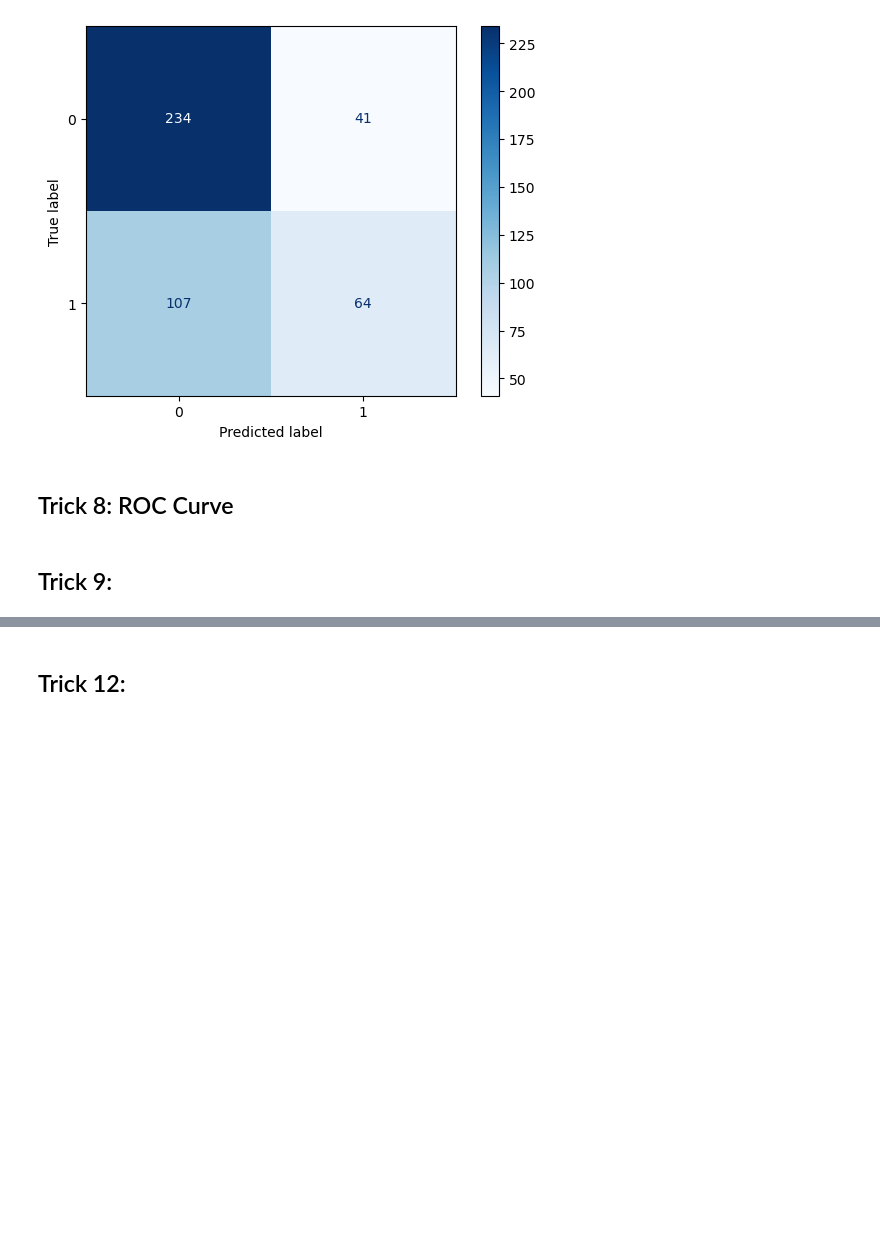
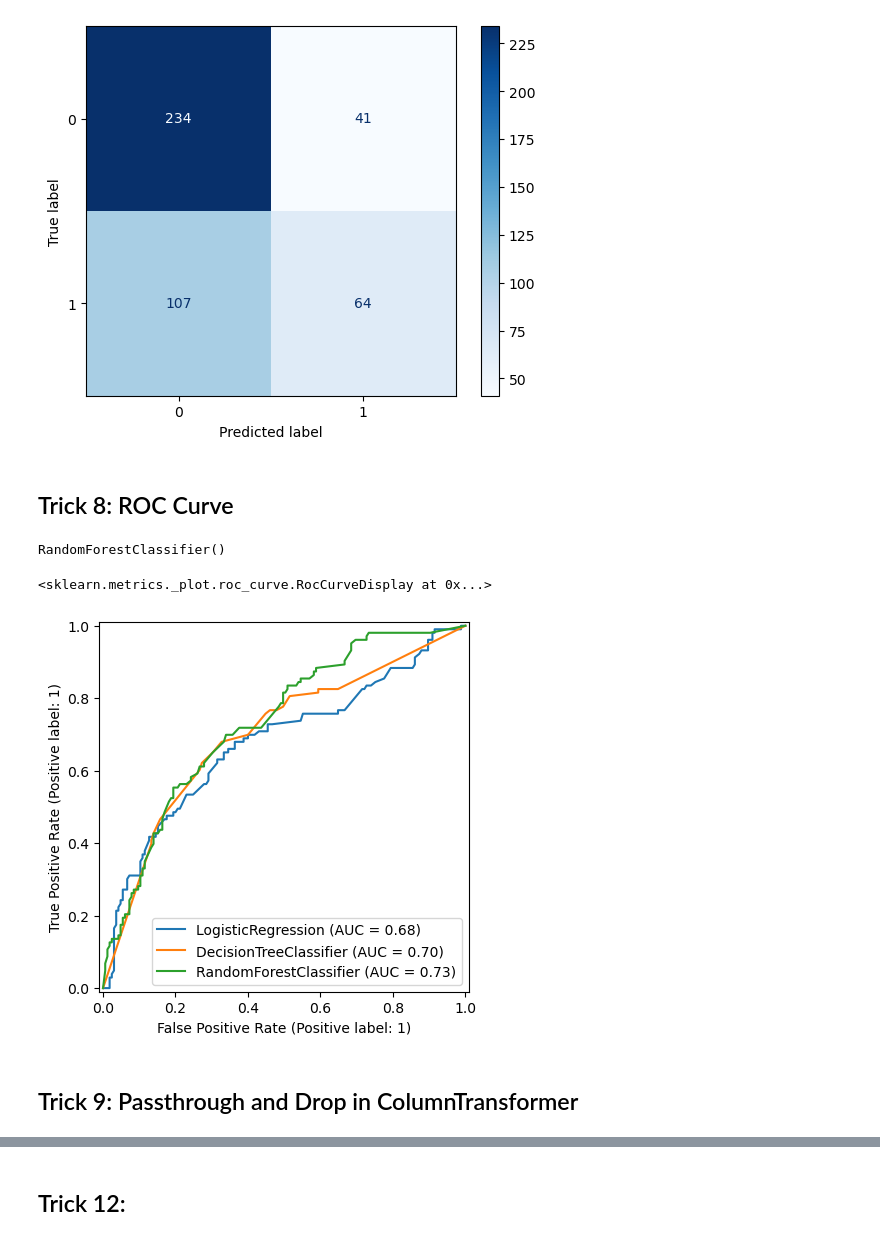
Before and after one commit to sher2008v/ml-practice-lab, a Jupyter notebook: 8- 20 Scikit-Learns' Tricks/Notebook.ipynb, the cells around one changed output, grey strips where cells are left out. Saved outputs shown, nothing was run; the diff lists cells and outputs as text; code cells hidden in the pictures; blank space fills up the shorter version.

Commit message:
update on sklearn Tricks

```diff
--- a/8- 20 Scikit-Learns' Tricks/Notebook.ipynb
+++ b/8- 20 Scikit-Learns' Tricks/Notebook.ipynb
@@ -318,0 +321,4 @@ ConfusionMatrixDisplay.from_predictions(y_test, y_pred, cmap='Blues')
+# %%
+df = pd.read_csv('Datas/Titanic.csv')
+x = df[['Pclass', 'Fare', 'SibSp']]
+y = df['Survived']
@@ -319,2 +329,22 @@ ConfusionMatrixDisplay.from_predictions(y_test, y_pred, cmap='Blues')
+# %%
+from sklearn.model_selection import train_test_split
+x_train, x_test, y_train, y_test = train_test_split(x, y, test_size=0.3, stratify=y)
+# %%
+lr = LogisticRegression()
+dt = DecisionTreeClassifier()
+rf = RandomForestClassifier()
+
+lr.fit(x_train, y_train)
+dt.fit(x_train, y_train)
+rf.fit(x_train, y_train)
+# %% [output]
+RandomForestClassifier()
+# %%
+disp = RocCurveDisplay.from_estimator(lr, x_test, y_test)
+RocCurveDisplay.from_estimator(dt, x_test, y_test, ax=disp.ax_)
+RocCurveDisplay.from_estimator(rf, x_test, y_test, ax=disp.ax_)
+# %% [output]
+<sklearn.metrics._plot.roc_curve.RocCurveDisplay at 0x...>
+[figure, added]
 # %% [markdown]
-## Trick 9:
+## Trick 9: Passthrough and Drop in ColumnTransformer
```
Also changed, not shown: parts of 29 cells of this notebook, 1 other file.
